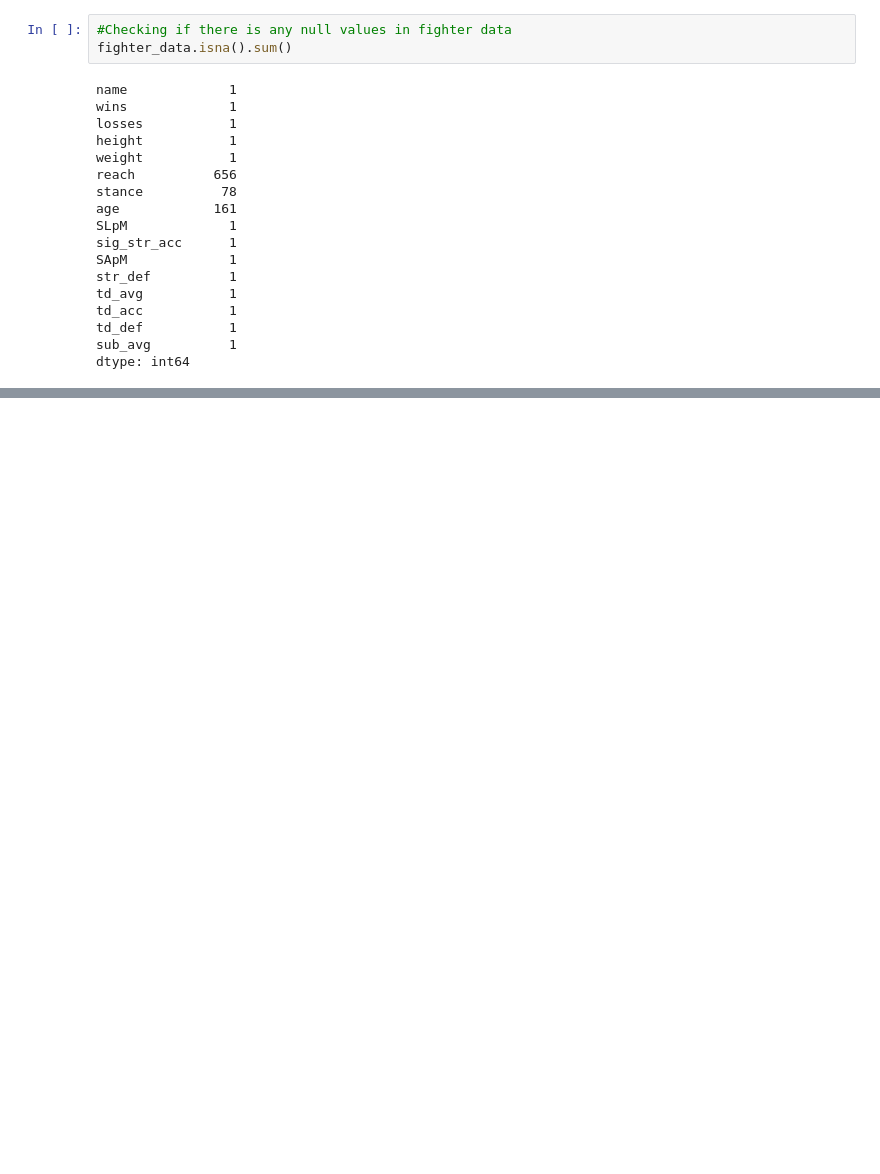
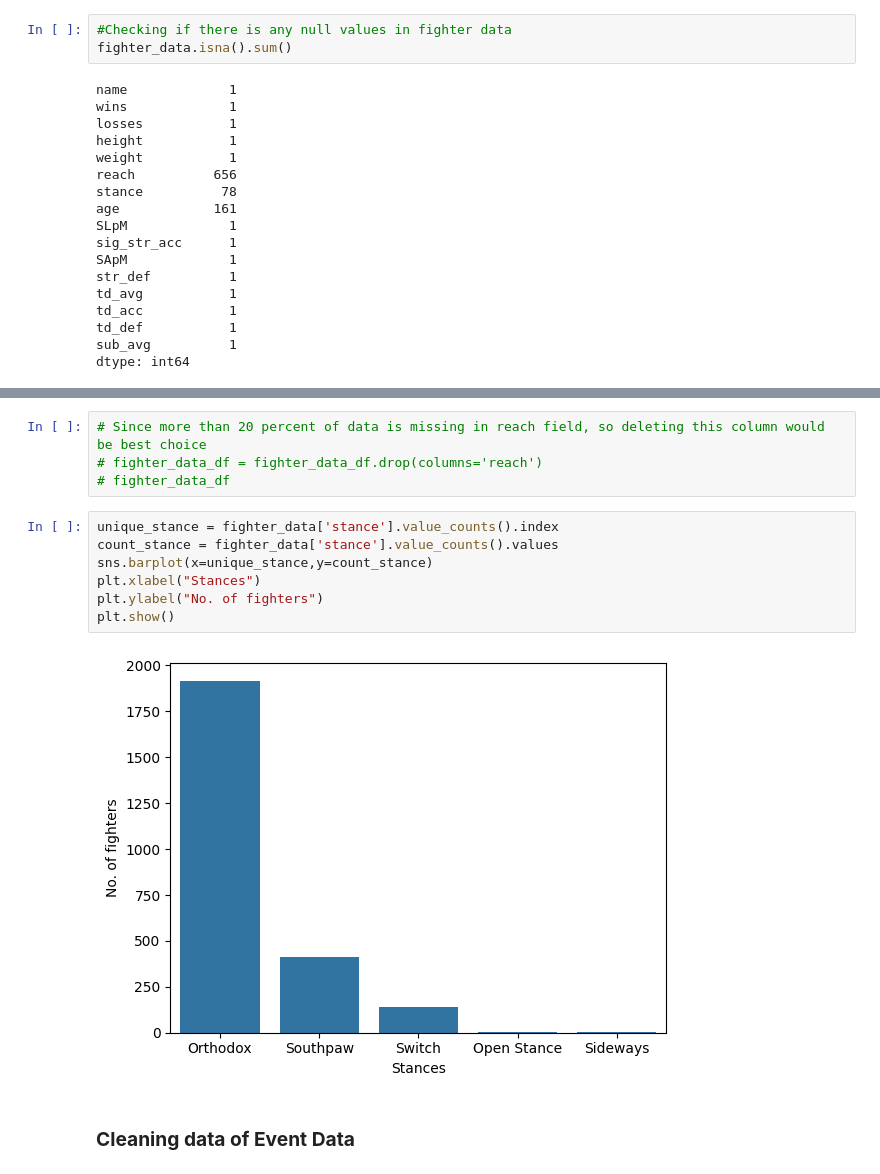
Before and after one commit to kaushalsingh01/UFC-Performance-Metrics-Analysis, a Jupyter notebook: Notebooks/ufc_eda.ipynb, the cells around one changed output, grey strips where cells are left out. Drawn from its saved outputs; the diff is of its cells as text; blank space fills up the shorter version.

```diff
--- a/Notebooks/ufc_eda.ipynb
+++ b/Notebooks/ufc_eda.ipynb
@@ -197,0 +232,15 @@ plt.show()
+# %%
+# Since more than 20 percent of data is missing in reach field, so deleting this column would be best choice
+# fighter_data_df = fighter_data_df.drop(columns='reach')
+# fighter_data_df
+# %%
+unique_stance = fighter_data['stance'].value_counts().index
+count_stance = fighter_data['stance'].value_counts().values
+sns.barplot(x=unique_stance,y=count_stance)
+plt.xlabel("Stances")
+plt.ylabel("No. of fighters")
+plt.show()
+# %% [output]
+[figure, added]
+# %% [markdown]
+### **Cleaning data of Event Data**
```
Also changed, not shown: parts of 49 cells of this notebook.
